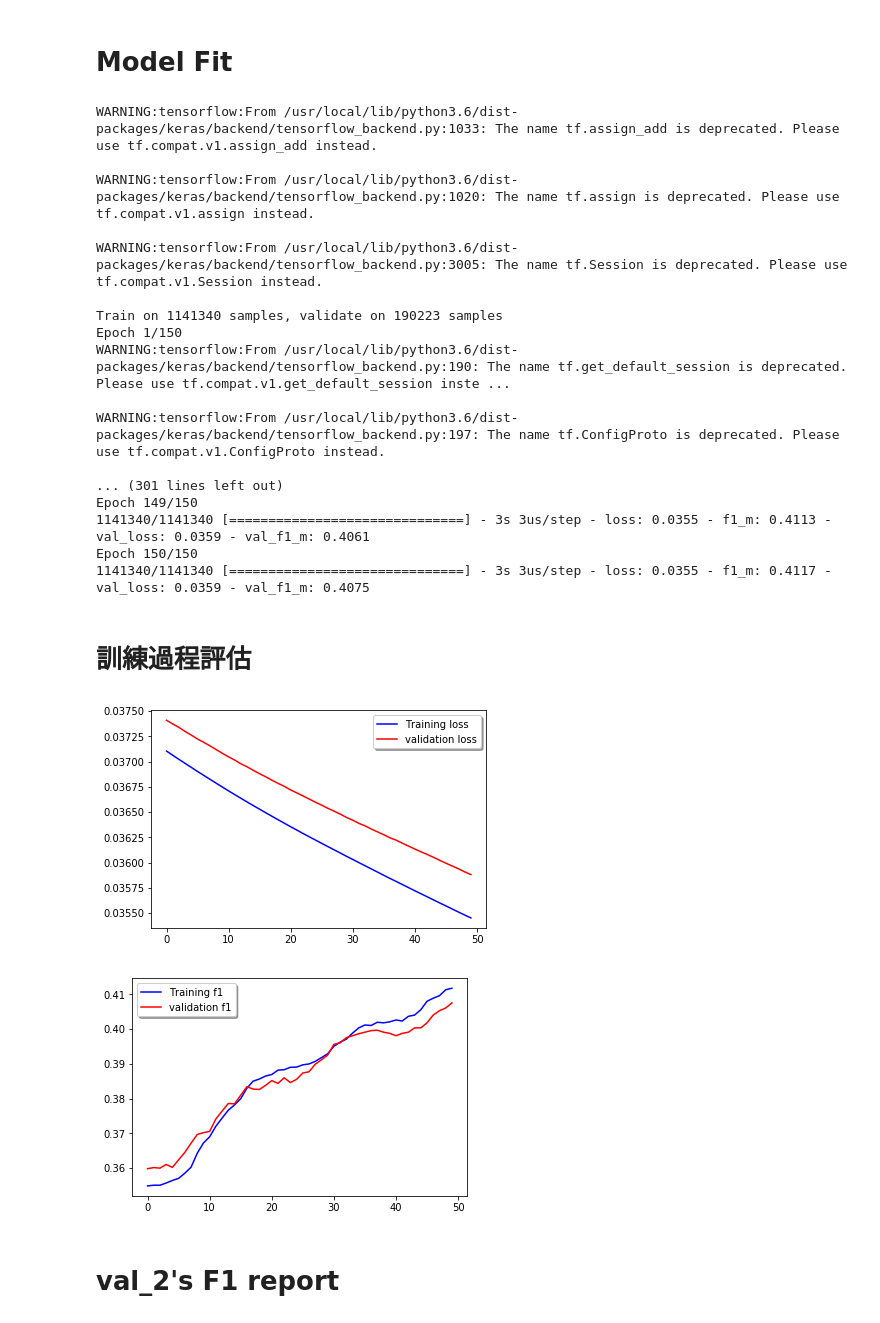
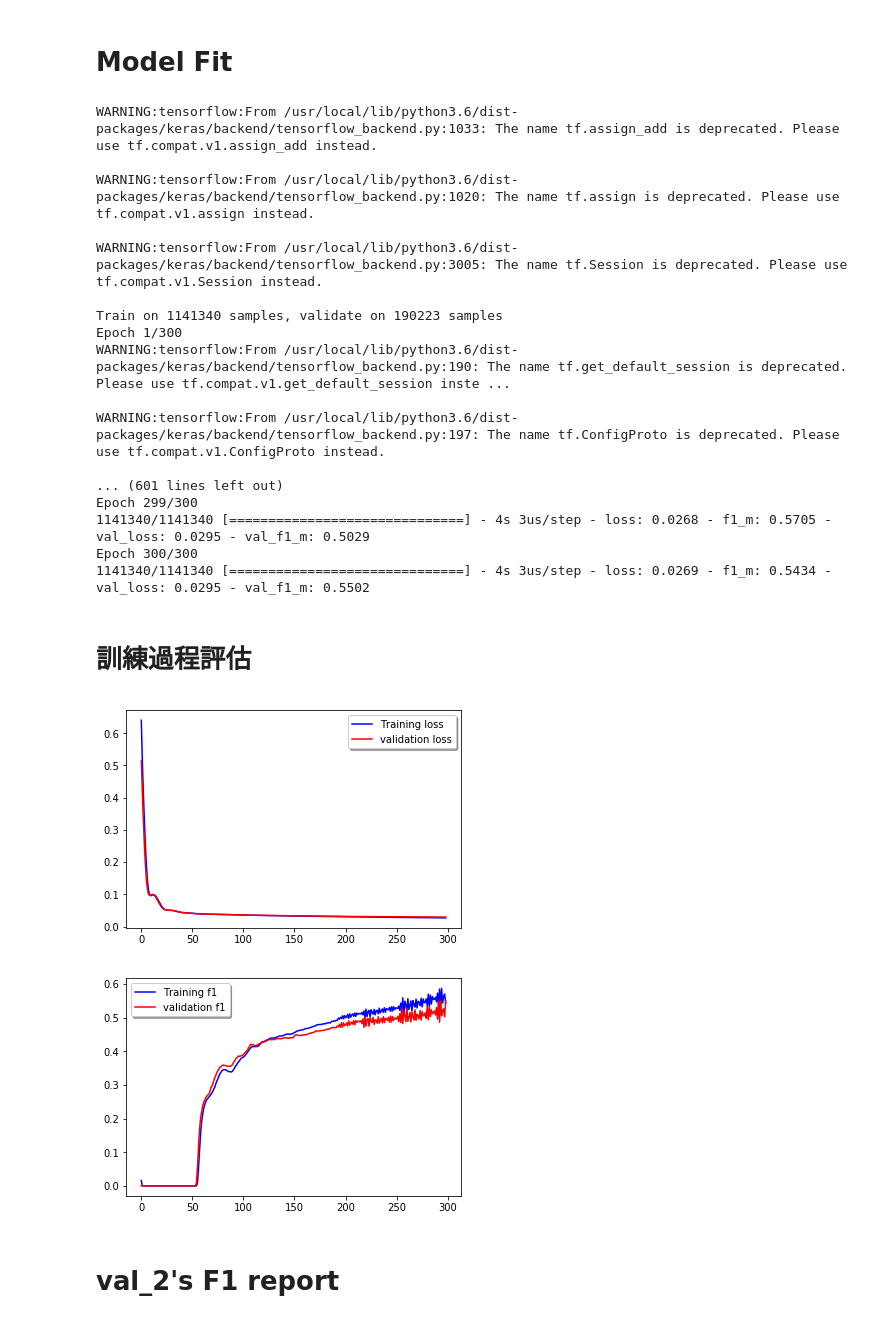
Before and after one commit to skywalker0803r/Ricky, a Jupyter notebook: 玉山AI比賽_modeling_ANN版本.ipynb, the cells around one changed output. Saved outputs shown, nothing was run; the diff lists cells and outputs as text; code cells hidden in the pictures.

```diff
--- a/玉山AI比賽_modeling_ANN版本.ipynb
+++ b/玉山AI比賽_modeling_ANN版本.ipynb
@@ -152,3 +143,6 @@ Using TensorFlow backend.
+# %%
+from keras import optimizers
+adam = keras.optimizers.Adam(lr=0.001/2)#除2
 # %%
 from keras import backend
 from keras.layers import Dropout,Dense,Flatten
@@ -157,7 +151,7 @@ import math
 
 model = Sequential()
 num_unit = 128
-num_layers = 3
+num_layers = 5
 out_dim = 1
 input_dim = 100
 
@@ -176,7 +170,7 @@ model.add(Dense(out_dim,
                 activation = 'sigmoid'))
 
 #編譯
-model.compile(optimizer = 'Adam',
+model.compile(optimizer = adam,
               loss = 'binary_crossentropy',
               metrics=[f1_m])
 model.summary()
@@ -209,7 +203,7 @@ es = EarlyStopping(monitor='val_loss',
                    restore_best_weights=True)
 # %%
 history = model.fit( train[features] ,train[y_name],
-                    epochs = 150,
+                    epochs = 300,
                     batch_size = train.shape[0],
                     validation_data = (val_1[features],val_1[y_name]),
                     callbacks = [es])
@@ -221,35 +215,37 @@ WARNING:tensorflow:From /usr/local/lib/python3.6/dist-packages/keras/backend/ten
 WARNING:tensorflow:From /usr/local/lib/python3.6/dist-packages/keras/backend/tensorflow_backend.py:3005: The name tf.Session is deprecated. Please use tf.compat.v1.Session instead.
 
 Train on 1141340 samples, validate on 190223 samples
-Epoch 1/150
+Epoch 1/300
 WARNING:tensorflow:From /usr/local/lib/python3.6/dist-packages/keras/backend/tensorflow_backend.py:190: The name tf.get_default_session is deprecated. Please use tf.compat.v1.get_default_session inste ...
 
 WARNING:tensorflow:From /usr/local/lib/python3.6/dist-packages/keras/backend/tensorflow_backend.py:197: The name tf.ConfigProto is deprecated. Please use tf.compat.v1.ConfigProto instead.
 
-... (301 lines left out)
-Epoch 149/150
-1141340/1141340 [==============================] - 3s 3us/step - loss: 0.0355 - f1_m: 0.4113 - val_loss: 0.0359 - val_f1_m: 0.4061
-Epoch 150/150
-1141340/1141340 [==============================] - 3s 3us/step - loss: 0.0355 - f1_m: 0.4117 - val_loss: 0.0359 - val_f1_m: 0.4075
+... (601 lines left out)
+Epoch 299/300
+1141340/1141340 [==============================] - 4s 3us/step - loss: 0.0268 - f1_m: 0.5705 - val_loss: 0.0295 - val_f1_m: 0.5029
+Epoch 300/300
+1141340/1141340 [==============================] - 4s 3us/step - loss: 0.0269 - f1_m: 0.5434 - val_loss: 0.0295 - val_f1_m: 0.5502
 # %% [markdown]
 # 訓練過程評估
 # %%
 import matplotlib.pyplot as plt
+
+n=1
 
 fig, ax = plt.subplots(1,1)
 ax.plot(history.history['loss'][n:], color='b', label="Training loss")
 ax.plot(history.history['val_loss'][n:], color='r', label="validation loss")
 legend = ax.legend(loc='best', shadow=True)
 plt.show()
 
 fig, ax = plt.subplots(1,1)
 ax.plot(history.history['f1_m'][n:], color='b', label="Training f1")
 ax.plot(history.history['val_f1_m'][n:], color='r', label="validation f1")
 legend = ax.legend(loc='best', shadow=True)
 plt.show()
 # %% [output]
-[figure, old version]
+[figure, new version]
-[figure, old version]
+[figure, new version]
 # %% [markdown]
 # val_2's F1 report
 # %%
```
Also changed, not shown: parts of 10 cells of this notebook.
